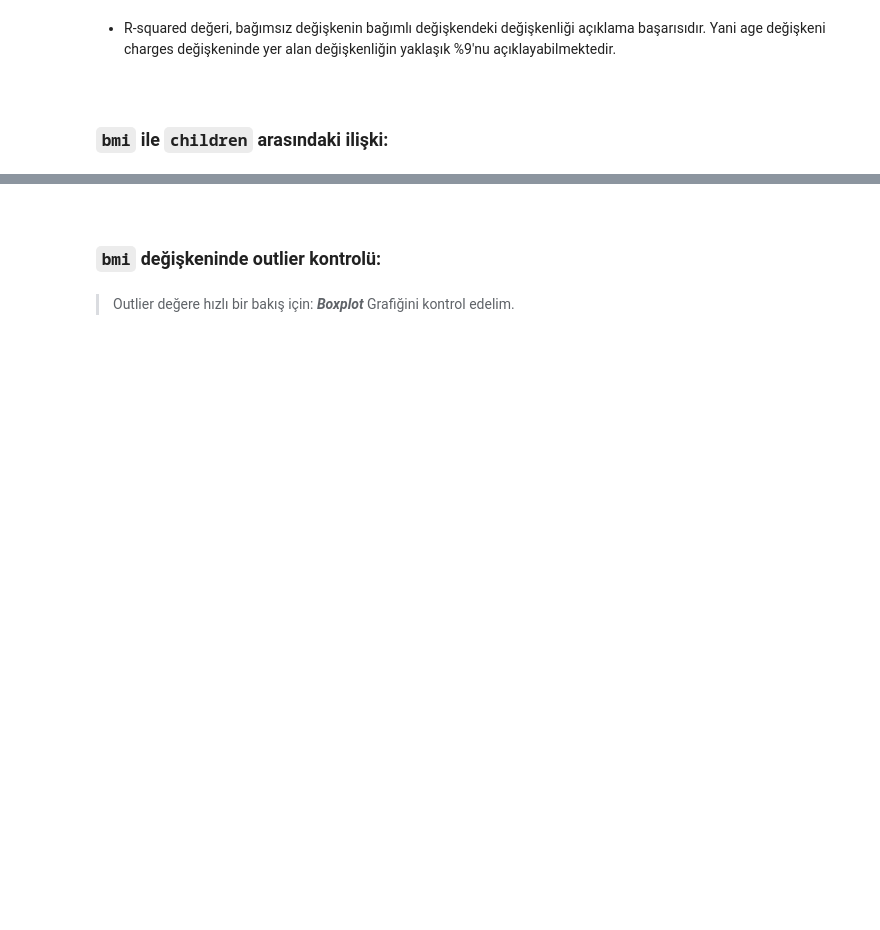
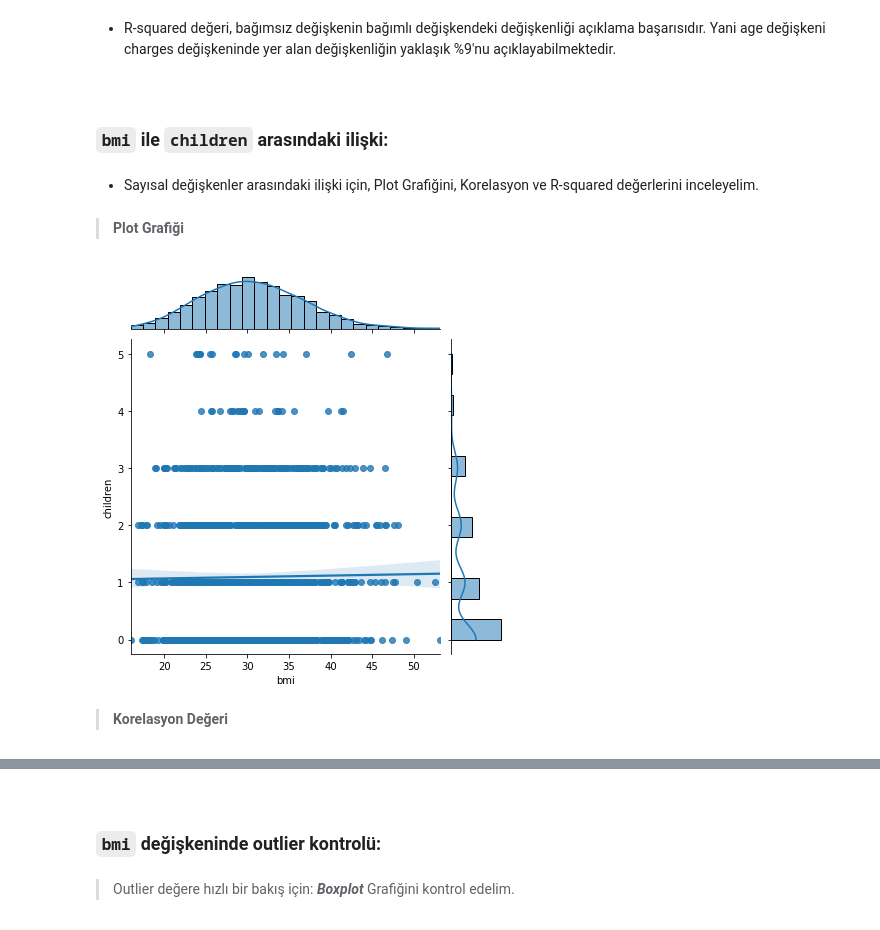
Before and after one commit to MuhammetYorulmaz/GlobalAIMachineLearningProject, a Jupyter notebook: Project1.ipynb, the cells around one changed output, grey strips where cells are left out. Saved outputs shown, nothing was run; the diff lists cells and outputs as text; code cells hidden in the pictures; blank space fills up the shorter version.

```diff
--- a/Project1.ipynb
+++ b/Project1.ipynb
@@ -273,3 +330,13 @@ Notes:
 # %% [markdown]
 <a id = "13"></a><br>
 ### `bmi` ile `children` arasındaki ilişki:
+# %% [markdown]
+* Sayısal değişkenler arasındaki ilişki için, Plot Grafiğini, Korelasyon ve R-squared değerlerini inceleyelim.
+# %% [markdown]
+> **Plot Grafiği**
+# %%
+sns.jointplot(x = "bmi" , y = "children", data=data, kind = "reg");
+# %% [output]
+[figure, added]
+# %% [markdown]
+> **Korelasyon Değeri**
```
Also changed, not shown: parts of 26 cells of this notebook.
